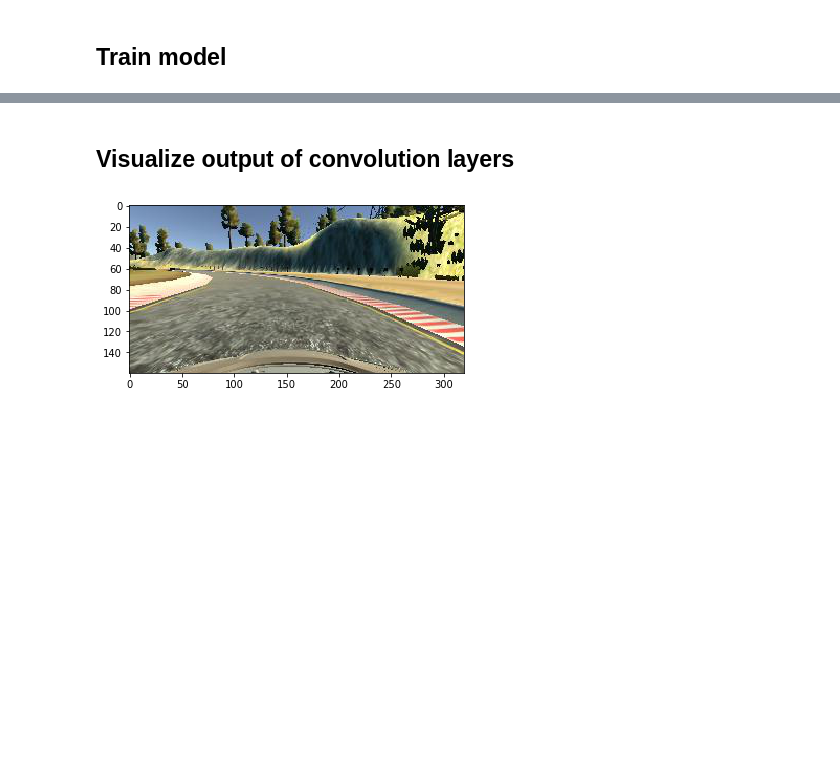
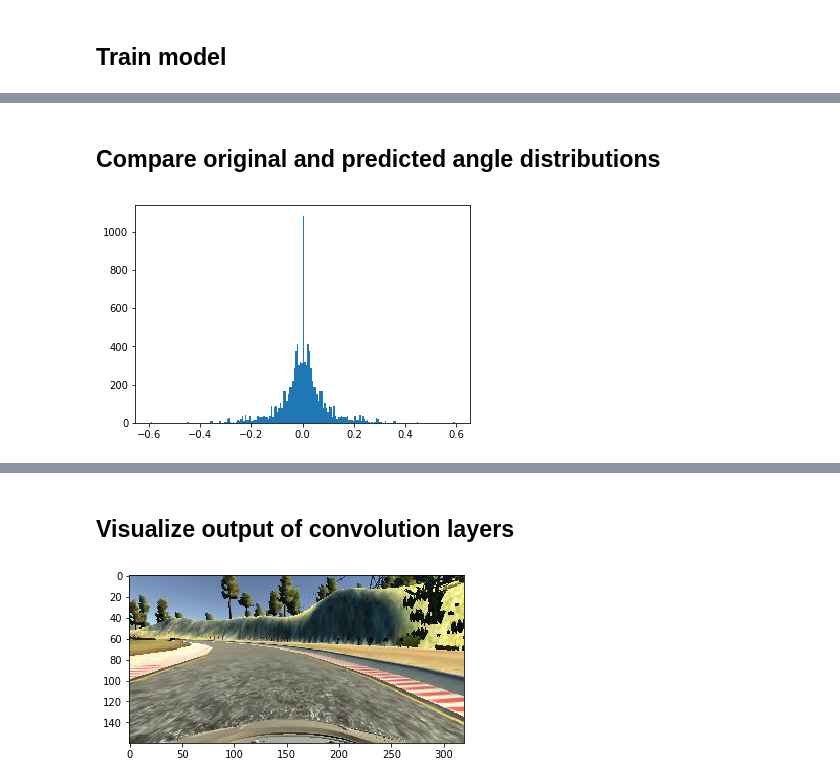
Before and after one commit to koulakis/CarND-Behavioral-Cloning-P3, a Jupyter notebook: clone.ipynb, the cells around one changed output, grey strips where cells are left out. Drawn from its saved outputs; the diff is of its cells as text; code cells hidden in the pictures; blank space fills up the shorter version.

```diff
--- a/clone.ipynb
+++ b/clone.ipynb
@@ -148,0 +168,7 @@ upload: models/model_lenet_variant_batch_normalization.h5a to s3://behavioral-cl
+# %% [markdown]
+## Compare original and predicted angle distributions
+# %%
+plt.hist(measurements, bins=200)
+plt.show()
+# %% [output]
+[figure, added]
```
Also changed, not shown: parts of 11 cells of this notebook.
